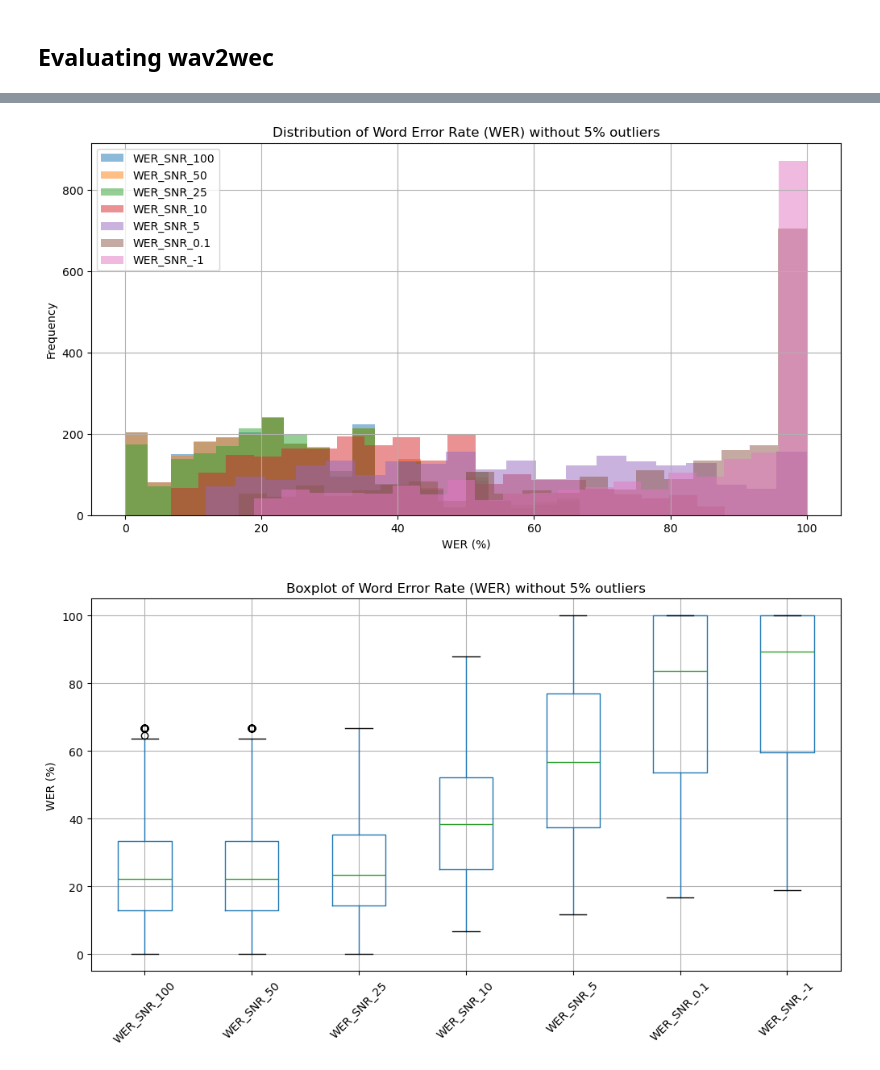
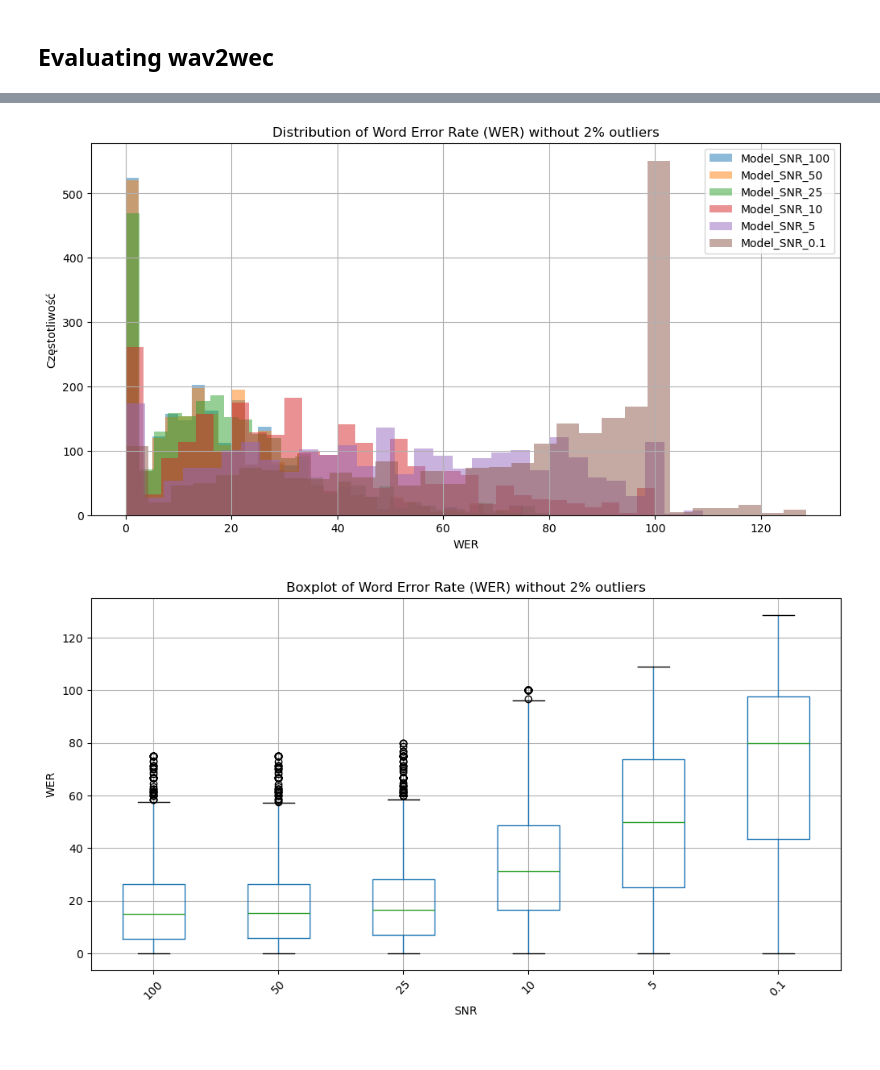
Before and after one commit to eryk0wski/ASR-SNR-Research, a Jupyter notebook: testing_evaluation.ipynb, the cells around one changed output, grey strips where cells are left out. Cells and saved outputs as stored; diff of their text form; code cells hidden in the pictures.

```diff
--- a/testing_evaluation.ipynb
+++ b/testing_evaluation.ipynb
@@ -354,11 +513,12 @@ Mostly recognized word for Wav2wec_SNR_-1: i
 # %%
+df_wav2wec['noise_class'] = df_whisper_large['noise_class']
 pd.set_option('display.max_columns', None)
 pd.set_option('display.expand_frame_repr', False)
 pd.set_option('display.precision', 4)
 
+wer_columns = ['Model_SNR_100','Model_SNR_50','Model_SNR_25','Model_SNR_10','Model_SNR_5','Model_SNR_0.1']
 # Group by noise_class and compute statistics for each group
-wer_by_noise_class = df_wav2wec.groupby('noise_class')[wer_columns].describe()
-
+wer_by_noise_class = df_wav2wec.groupby('noise_class')[wer_columns].mean()
 
 print("\nWord Error Rate statistics by noise class:")
 print(wer_by_noise_class)
@@ -382,9 +541,9 @@ truck_interior             71.0  21.3113  16.6962  0.0   8.2952  20.0000  29.814
 # %%
 # Filter WER values excluding the 5% lower and upper outliers
 filtered_wer_values = df_wav2wec[wer_columns].apply(lambda x: x[(x >= x.quantile(0.02)) & (x <= x.quantile(0.98))])
 histogram_plotting(filtered_wer_values,wer_columns,'Distribution of Word Error Rate (WER) without 2% outliers')
 boxplot_plotting(filtered_wer_values,'Boxplot of Word Error Rate (WER) without 2% outliers')
-kde_plotting(filtered_wer_values,'KDE plot without outliers')
+kde_plotting(filtered_wer_values,wer_columns, 'KDE plot without outliers')
 # %% [output]
-[figure, old version]
+[figure, new version]
-[figure, old version]
+[figure, new version]
```
Also changed, not shown: parts of 22 cells of this notebook, 15 other files.
